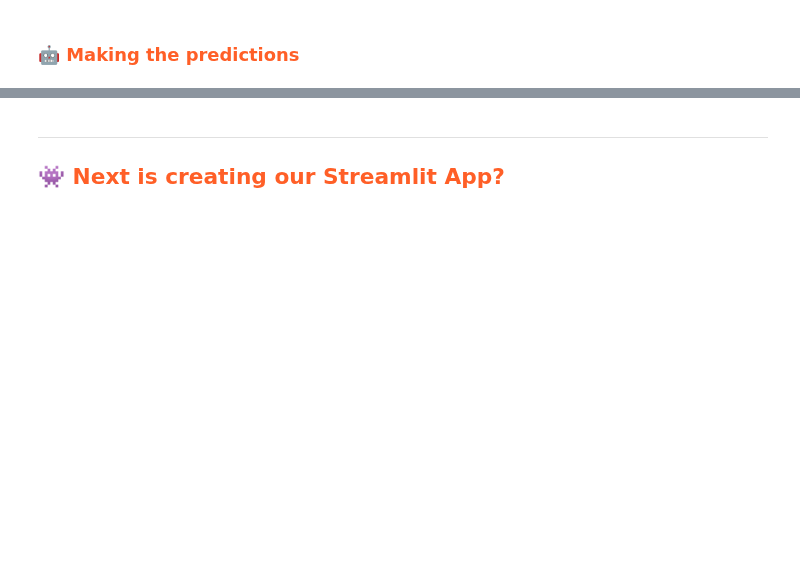
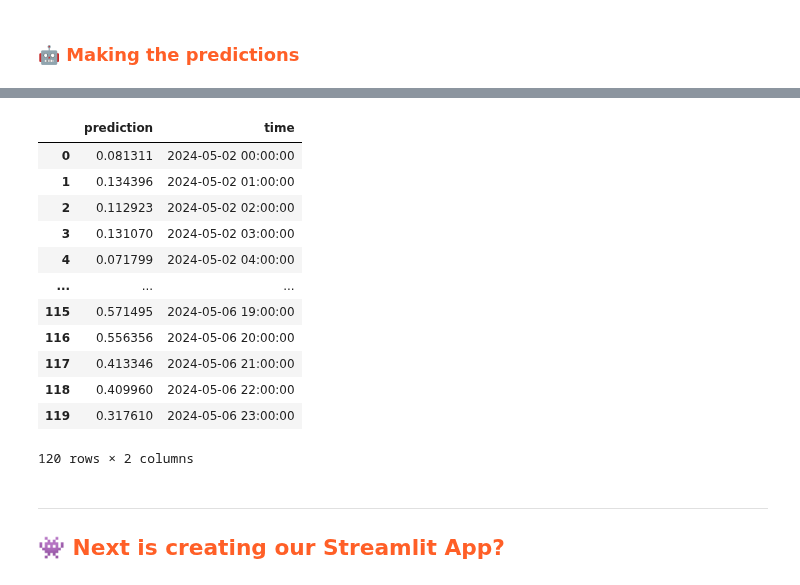
Before and after one commit to Camillahannesbo/BDS_MLOPs_Assignment, a Jupyter notebook: notebooks/4_batch_inference copy.ipynb, the cells around one changed output, grey strips where cells are left out. Drawn from its saved outputs; the diff is of its cells as text; code cells hidden in the pictures; blank space fills up the shorter version.

```diff
--- a/notebooks/4_batch_inference copy.ipynb
+++ b/notebooks/4_batch_inference copy.ipynb
@@ -159,8 +229,8 @@ X_batch.head()
 # %%
-# Extract the target variable 'dk1_spotpricedkk_kwh' from the batch data
-y_batch = X_batch.pop('dk1_spotpricedkk_kwh')
+# # Extract the target variable 'dk1_spotpricedkk_kwh' from the batch data
+# y_batch = X_batch.pop('dk1_spotpricedkk_kwh')
 
-# Displaying the first 5 rows of the modified DataFrame
-y_batch.head()
+# # Displaying the first 5 rows of the modified DataFrame
+# y_batch.head()
 # %%
 X_batch
@@ -173,11 +273,25 @@ predictions[:5]
 # %%
-label = batch_data["time"]
+label = batch_data["datetime"]
 y_pred = retrieved_xgboost_model.predict(X_batch)
 
 data = {
-    'prediction': [y_pred],
-    'time': [label],
+    'prediction': y_pred,
+    'time': label,
 }
 
 monitor_df = pd.DataFrame(data)
 monitor_df
+# %% [output]
+|  | prediction | time |
+| 0 | 0.081311 | 2024-05-02 00:00:00 |
+| 1 | 0.134396 | 2024-05-02 01:00:00 |
+| 2 | 0.112923 | 2024-05-02 02:00:00 |
+| 3 | 0.131070 | 2024-05-02 03:00:00 |
+| 4 | 0.071799 | 2024-05-02 04:00:00 |
+| ... | ... | ... |
+| 115 | 0.571495 | 2024-05-06 19:00:00 |
+| 116 | 0.556356 | 2024-05-06 20:00:00 |
+| 117 | 0.413346 | 2024-05-06 21:00:00 |
+| 118 | 0.409960 | 2024-05-06 22:00:00 |
+| 119 | 0.317610 | 2024-05-06 23:00:00 |
+120 rows × 2 columns
```
Also changed, not shown: parts of 21 cells of this notebook, 6 other files.
